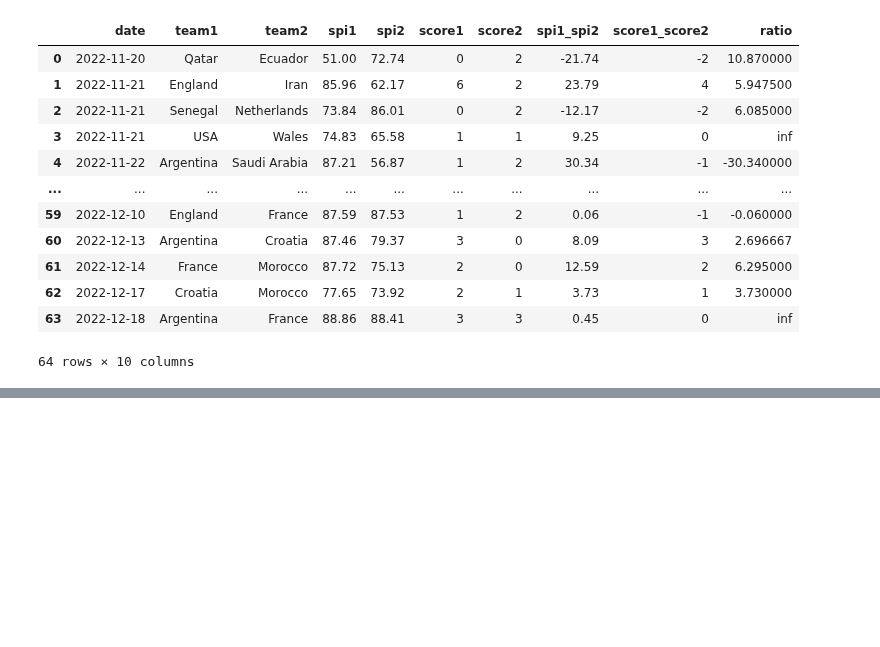
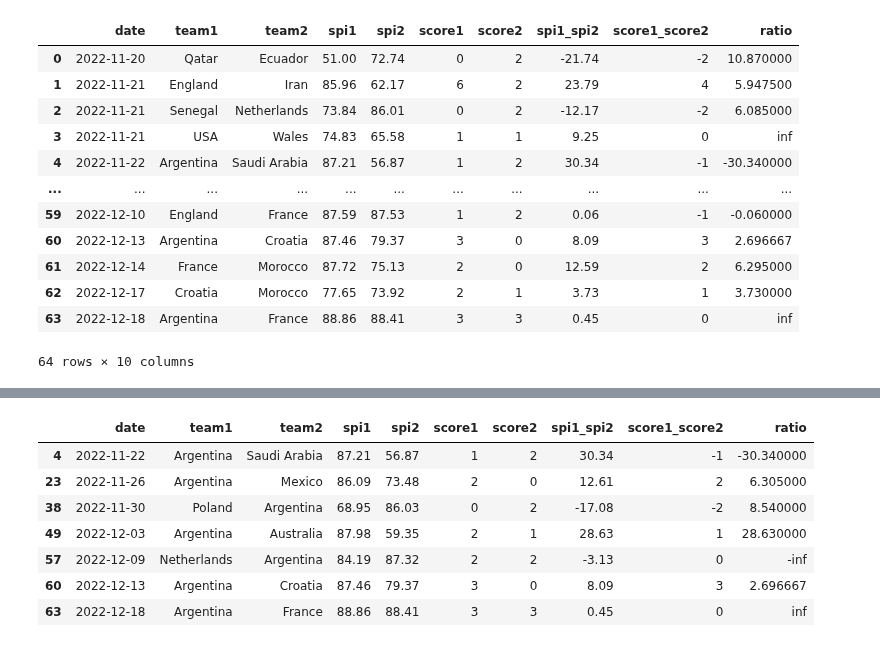
Before and after one commit to ubco-W2022T2-data301/project-group-group41, a Jupyter notebook: analysis/analysis2_Runmeng_Qin.ipynb, the cells around one changed output, grey strips where cells are left out. Drawn from its saved outputs; the diff is of its cells as text; code cells hidden in the pictures; blank space fills up the shorter version.

```diff
--- a/analysis/analysis2_Runmeng_Qin.ipynb
+++ b/analysis/analysis2_Runmeng_Qin.ipynb
@@ -303,0 +333,12 @@ df
+# %%
+argentina_rows = df[(df['team1'] == 'Argentina') | (df['team2'] == 'Argentina')]
+argentina_rows
+# %% [output]
+|  | date | team1 | team2 | spi1 | spi2 | score1 | score2 | spi1_spi2 | score1_score2 | ratio |
+| 4 | 2022-11-22 | Argentina | Saudi Arabia | 87.21 | 56.87 | 1 | 2 | 30.34 | -1 | -30.340000 |
+| 23 | 2022-11-26 | Argentina | Mexico | 86.09 | 73.48 | 2 | 0 | 12.61 | 2 | 6.305000 |
+| 38 | 2022-11-30 | Poland | Argentina | 68.95 | 86.03 | 0 | 2 | -17.08 | -2 | 8.540000 |
+| 49 | 2022-12-03 | Argentina | Australia | 87.98 | 59.35 | 2 | 1 | 28.63 | 1 | 28.630000 |
+| 57 | 2022-12-09 | Netherlands | Argentina | 84.19 | 87.32 | 2 | 2 | -3.13 | 0 | -inf |
+| 60 | 2022-12-13 | Argentina | Croatia | 87.46 | 79.37 | 3 | 0 | 8.09 | 3 | 2.696667 |
+| 63 | 2022-12-18 | Argentina | France | 88.86 | 88.41 | 3 | 3 | 0.45 | 0 | inf |
```
Also changed, not shown: parts of 10 cells of this notebook, 2 other files.
